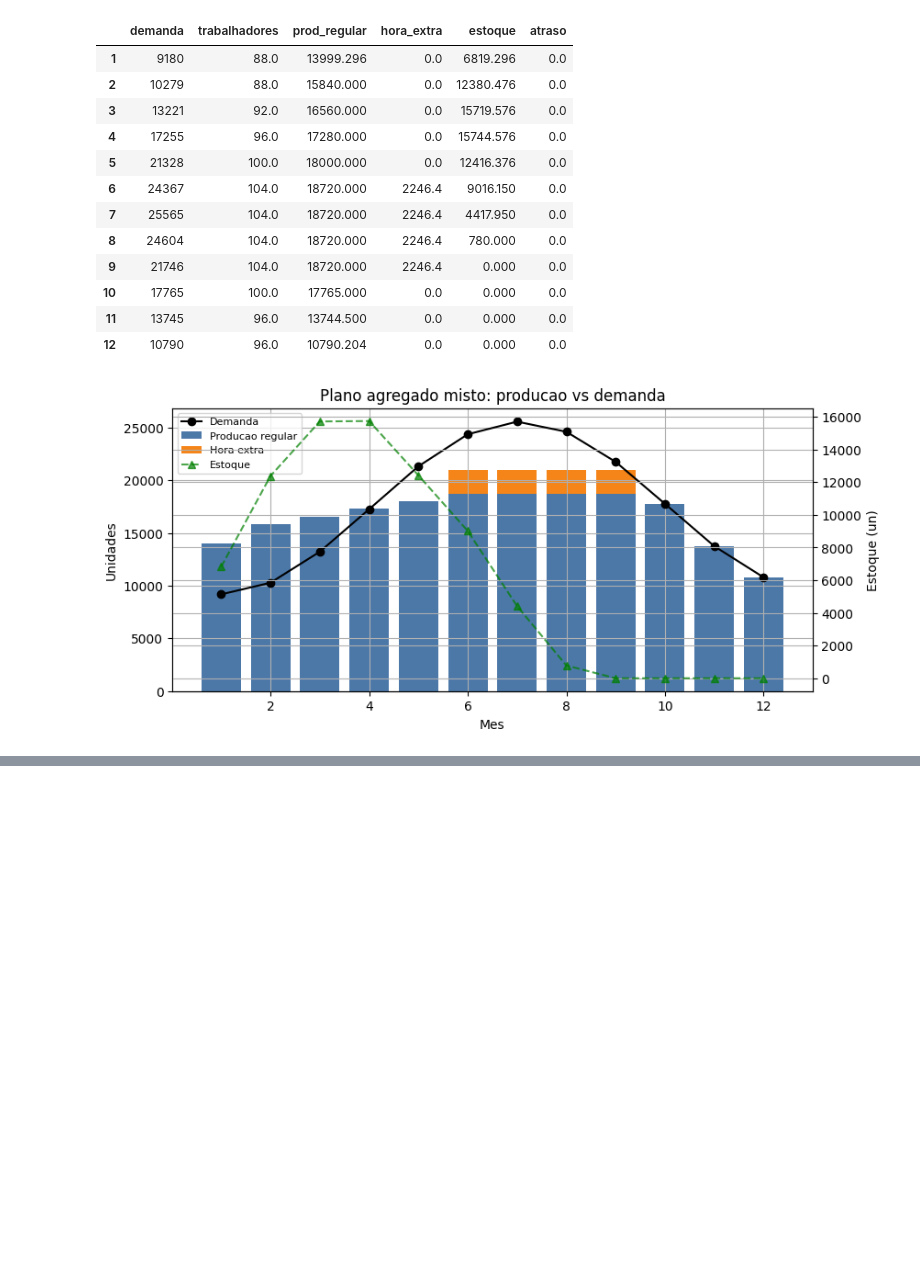
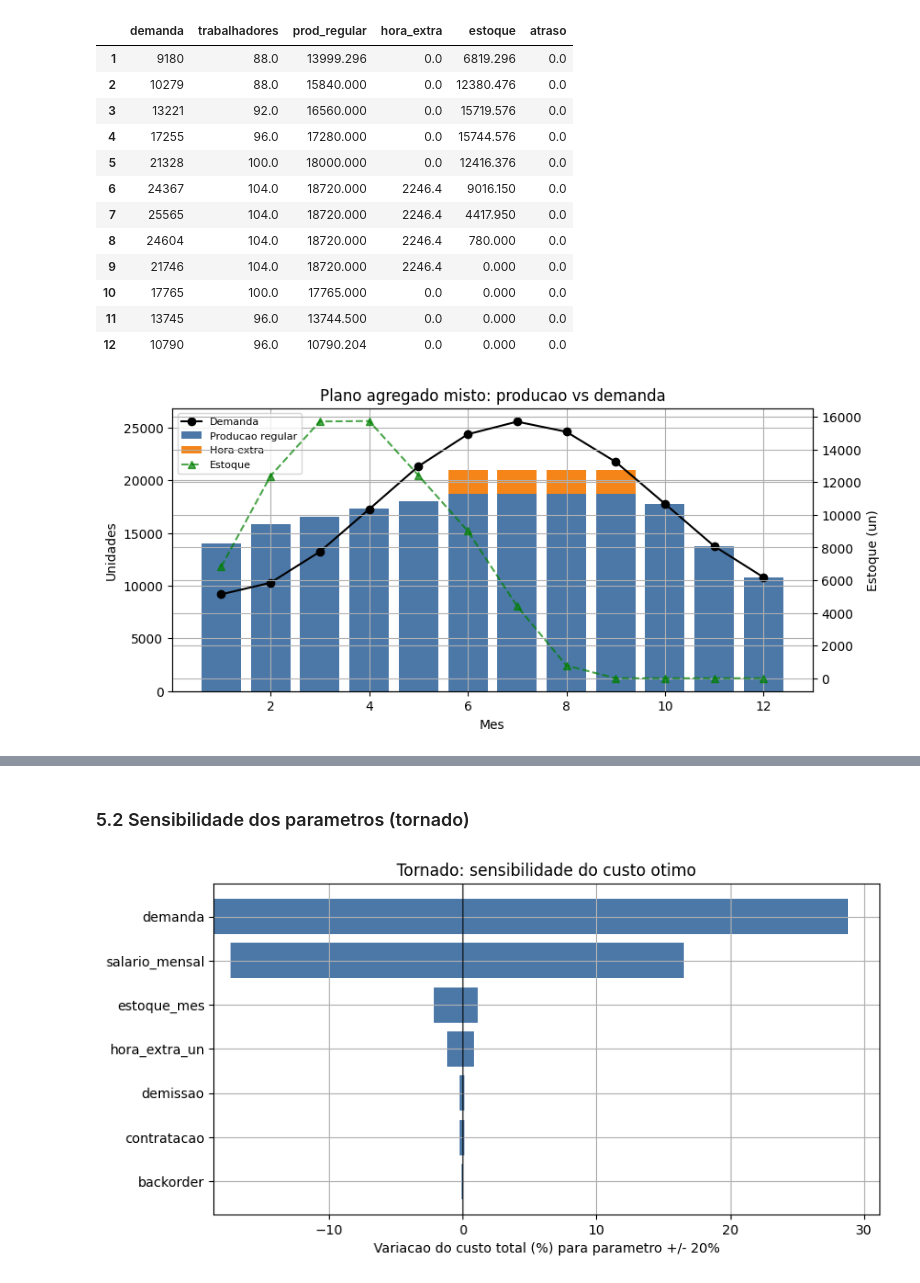
Before and after one commit to tiagondim-cpu/projeto-final-pcp, a Jupyter notebook: notebooks/projeto_pcp.ipynb, the cells around one changed output, grey strips where cells are left out. Saved outputs shown, nothing was run; the diff lists cells and outputs as text; code cells hidden in the pictures; blank space fills up the shorter version.

```diff
--- a/notebooks/projeto_pcp.ipynb
+++ b/notebooks/projeto_pcp.ipynb
@@ -311,0 +330,33 @@ DECISAO (preliminar): adotar o plano MISTO (R$ 4,915,334).
+# %% [markdown]
+### 5.2 Sensibilidade dos parametros (tornado)
+# %%
+base_cost = res.custo_total
+delta = 0.20
+
+def custo_com_custo(param, fator):
+    return resolve_pap(D_esp, 'misto', custos={param: CUSTOS[param] * fator}).custo_total
+
+linhas = []
+for p in ['salario_mensal', 'hora_extra_un', 'estoque_mes',
+          'contratacao', 'demissao', 'backorder']:
+    lo = (custo_com_custo(p, 1 - delta) / base_cost - 1) * 100
+    hi = (custo_com_custo(p, 1 + delta) / base_cost - 1) * 100
+    linhas.append((p, lo, hi))
+# demanda +/- 20%
+lo_d = (resolve_pap(D_esp * (1 - delta), 'misto').custo_total / base_cost - 1) * 100
+hi_d = (resolve_pap(D_esp * (1 + delta), 'misto').custo_total / base_cost - 1) * 100
+linhas.append(('demanda', lo_d, hi_d))
+
+linhas.sort(key=lambda r: abs(r[2] - r[1]))
+nomes = [r[0] for r in linhas]
+fig, ax = plt.subplots(figsize=(9, 4.5))
+for i, (nome, lo, hi) in enumerate(linhas):
+    ax.barh(i, hi - lo, left=min(lo, hi), color='#4C78A8')
+ax.set_yticks(range(len(nomes)))
+ax.set_yticklabels(nomes)
+ax.axvline(0, color='k', lw=0.8)
+ax.set(xlabel='Variacao do custo total (%) para parametro +/- 20%',
+       title='Tornado: sensibilidade do custo otimo')
+plt.show()
+# %% [output]
+[figure, added]
```
Also changed, not shown: parts of 26 cells of this notebook, 2 other files.
